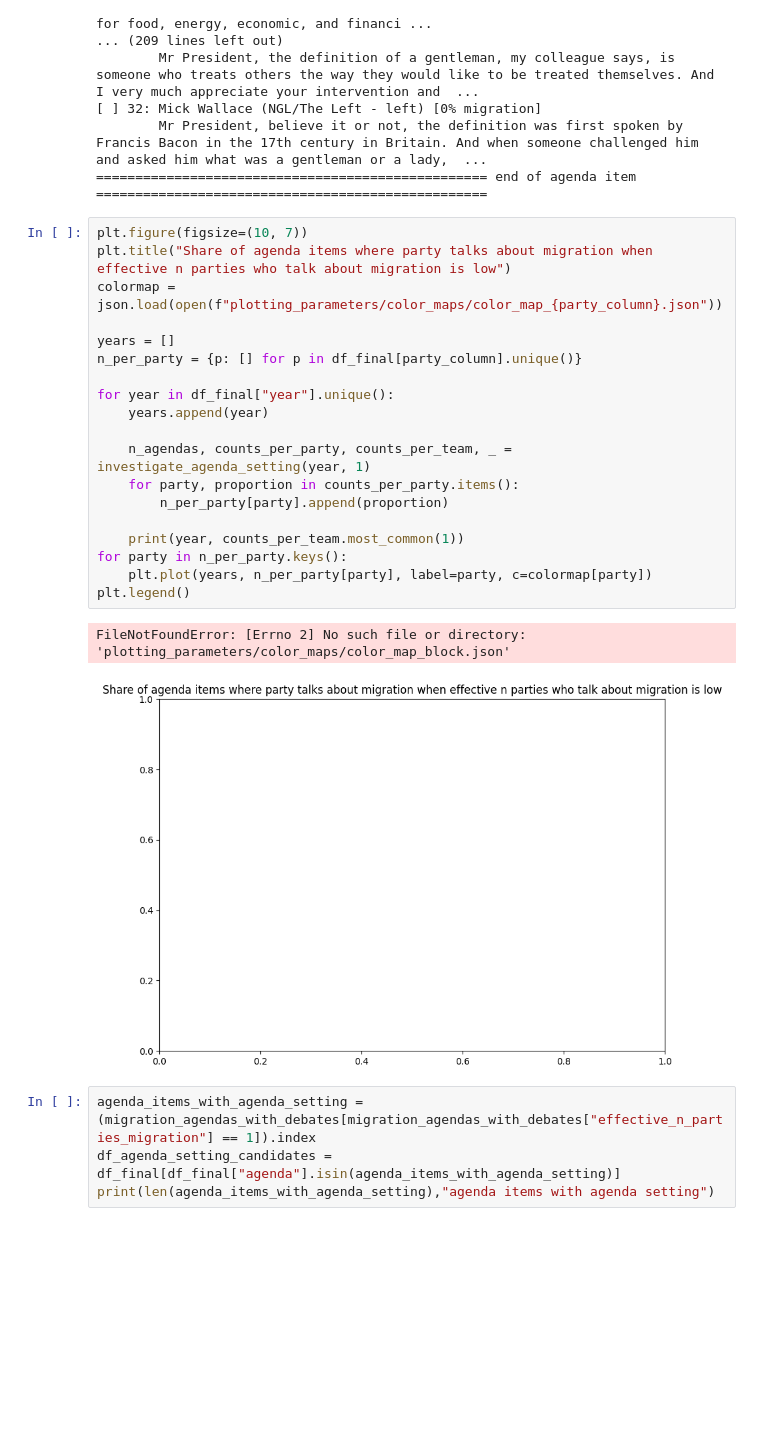
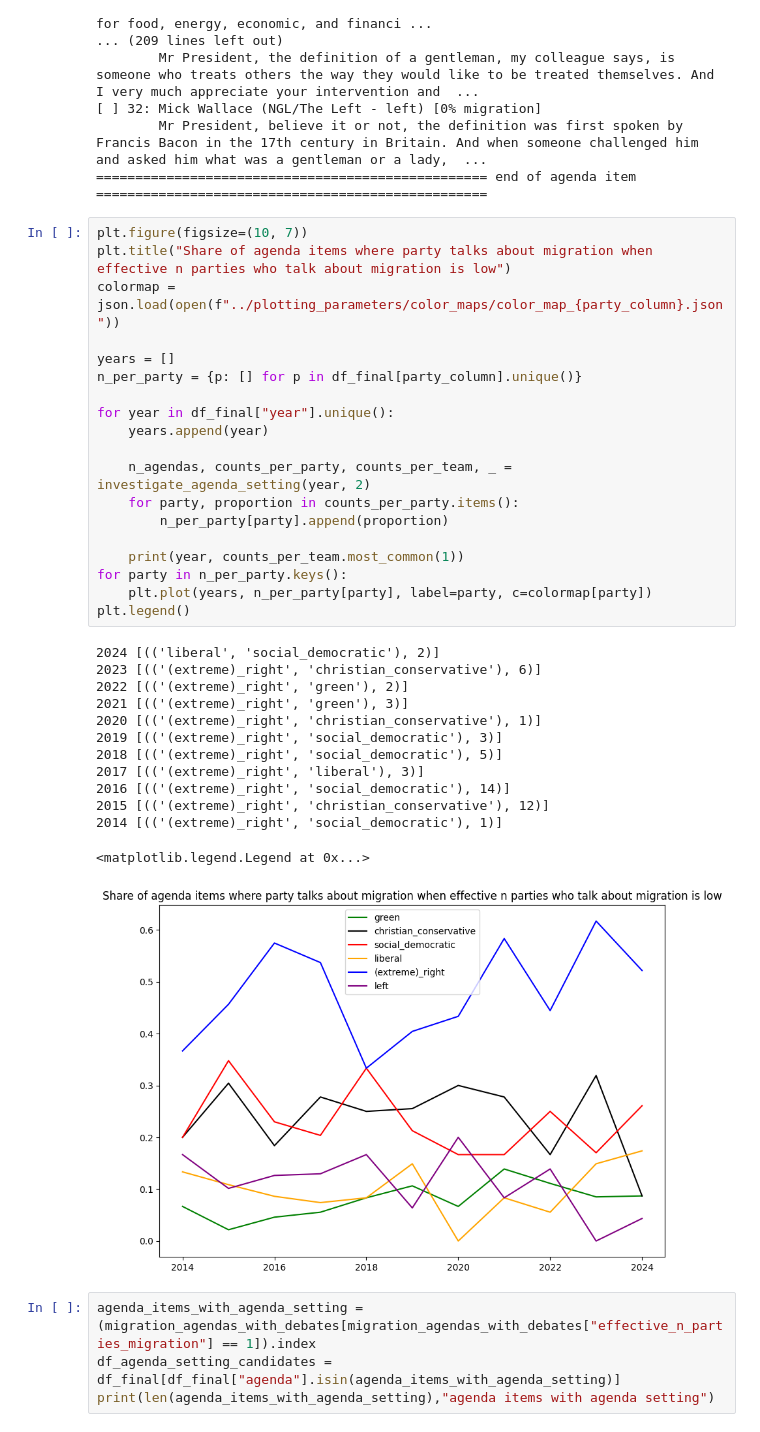
Before and after one commit to derkleinejakob/dataliteracy25, a Jupyter notebook: analyses/agenda_setting.ipynb, the cells around one changed output. Cells and saved outputs as stored; diff of their text form; blank space fills up the shorter version.

Commit message:
cleaned up agenda setting analysis and added agenda title analysis

```diff
--- a/analyses/agenda_setting.ipynb
+++ b/analyses/agenda_setting.ipynb
@@ -227,25 +237,36 @@ Parties talking about migration: green (1)
 # %%
 plt.figure(figsize=(10, 7))
 plt.title("Share of agenda items where party talks about migration when effective n parties who talk about migration is low")
-colormap = json.load(open(f"plotting_parameters/color_maps/color_map_{party_column}.json"))
+colormap = json.load(open(f"../plotting_parameters/color_maps/color_map_{party_column}.json"))
 
 years = []
 n_per_party = {p: [] for p in df_final[party_column].unique()}
 
 for year in df_final["year"].unique():
     years.append(year)
 
-    n_agendas, counts_per_party, counts_per_team, _ = investigate_agenda_setting(year, 1)
+    n_agendas, counts_per_party, counts_per_team, _ = investigate_agenda_setting(year, 2)
     for party, proportion in counts_per_party.items():
         n_per_party[party].append(proportion)
 
     print(year, counts_per_team.most_common(1))
 for party in n_per_party.keys():
     plt.plot(years, n_per_party[party], label=party, c=colormap[party])
 plt.legend()
 # %% [output]
-FileNotFoundError: [Errno 2] No such file or directory: 'plotting_parameters/color_maps/color_map_block.json'
+2024 [(('liberal', 'social_democratic'), 2)]
+2023 [(('(extreme)_right', 'christian_conservative'), 6)]
+2022 [(('(extreme)_right', 'green'), 2)]
+2021 [(('(extreme)_right', 'green'), 3)]
+2020 [(('(extreme)_right', 'christian_conservative'), 1)]
+2019 [(('(extreme)_right', 'social_democratic'), 3)]
+2018 [(('(extreme)_right', 'social_democratic'), 5)]
+2017 [(('(extreme)_right', 'liberal'), 3)]
+2016 [(('(extreme)_right', 'social_democratic'), 14)]
+2015 [(('(extreme)_right', 'christian_conservative'), 12)]
+2014 [(('(extreme)_right', 'social_democratic'), 1)]
+<matplotlib.legend.Legend at 0x...>
-[figure, old version]
+[figure, new version]
 # %%
 agenda_items_with_agenda_setting = (migration_agendas_with_debates[migration_agendas_with_debates["effective_n_parties_migration"] == 1]).index
 df_agenda_setting_candidates = df_final[df_final["agenda"].isin(agenda_items_with_agenda_setting)]
```
Also changed, not shown: parts of 21 cells of this notebook.
